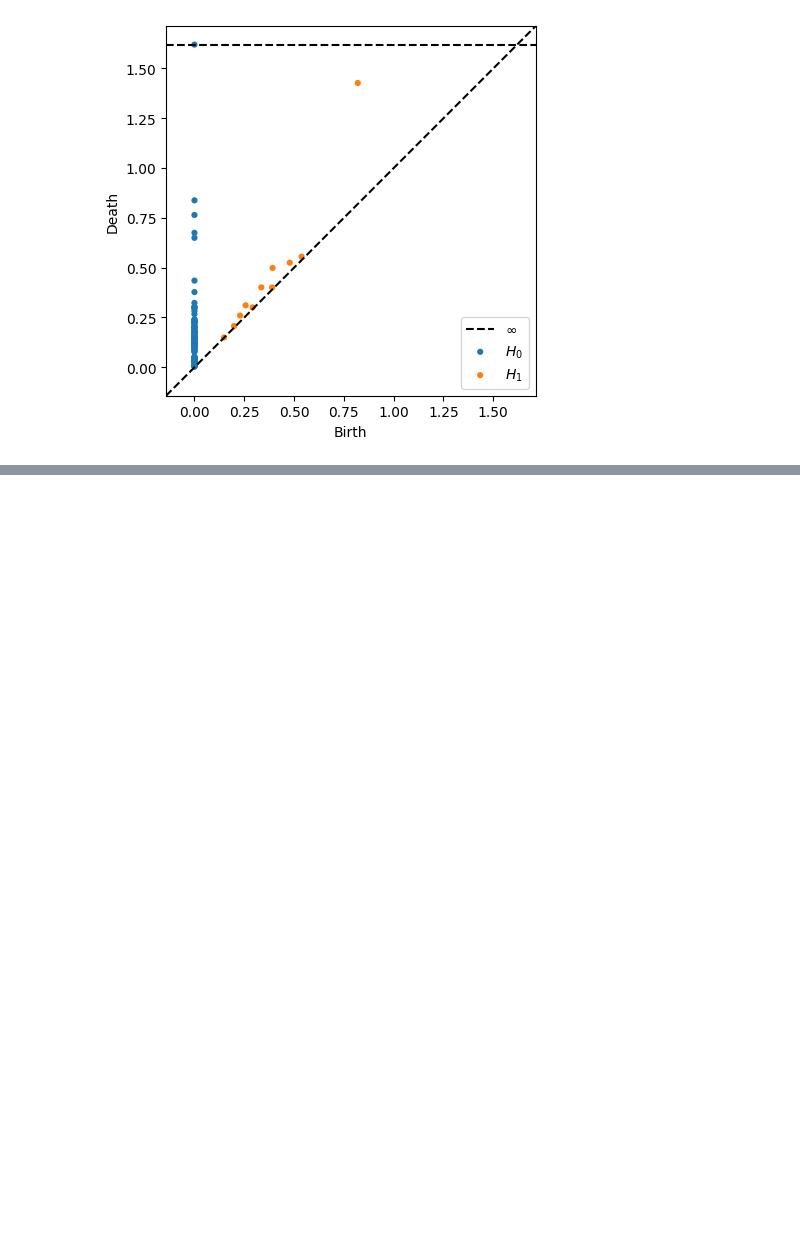
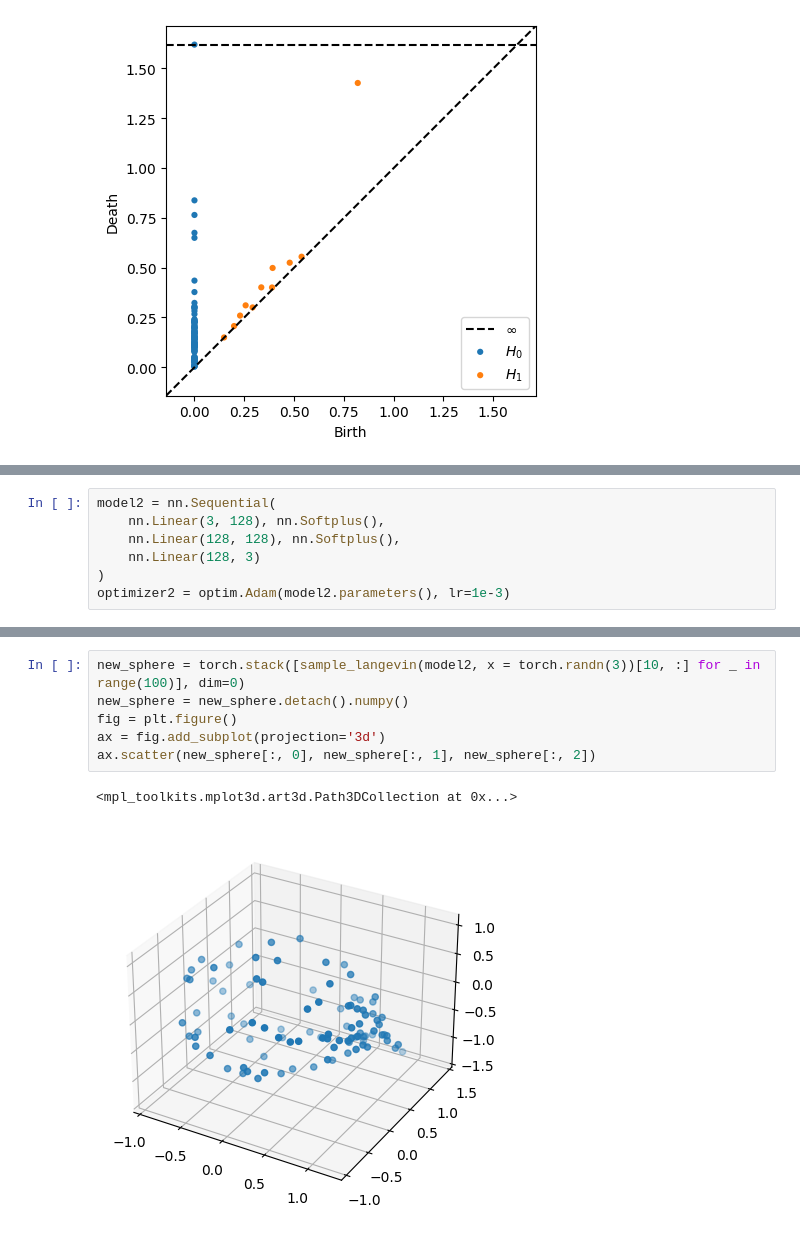
Before and after one commit to ufabao/Topology-of-Diffusion-models, a Jupyter notebook: diffus.ipynb, the cells around one changed output, grey strips where cells are left out. Drawn from its saved outputs; the diff is of its cells as text; blank space fills up the shorter version.

```diff
--- a/diffus.ipynb
+++ b/diffus.ipynb
@@ -182,0 +196,7 @@ plot_diagrams(diagrams, show=True)
+# %%
+model2 = nn.Sequential(
+    nn.Linear(3, 128), nn.Softplus(),
+    nn.Linear(128, 128), nn.Softplus(),
+    nn.Linear(128, 3)
+)
+optimizer2 = optim.Adam(model2.parameters(), lr=1e-3)
@@ -182,0 +232,9 @@ plot_diagrams(diagrams, show=True)
+# %%
+new_sphere = torch.stack([sample_langevin(model2, x = torch.randn(3))[10, :] for _ in range(100)], dim=0)
+new_sphere = new_sphere.detach().numpy()
+fig = plt.figure()
+ax = fig.add_subplot(projection='3d')
+ax.scatter(new_sphere[:, 0], new_sphere[:, 1], new_sphere[:, 2])
+# %% [output]
+<mpl_toolkits.mplot3d.art3d.Path3DCollection at 0x...>
+[figure, added]
```
Also changed, not shown: parts of 6 cells of this notebook.
